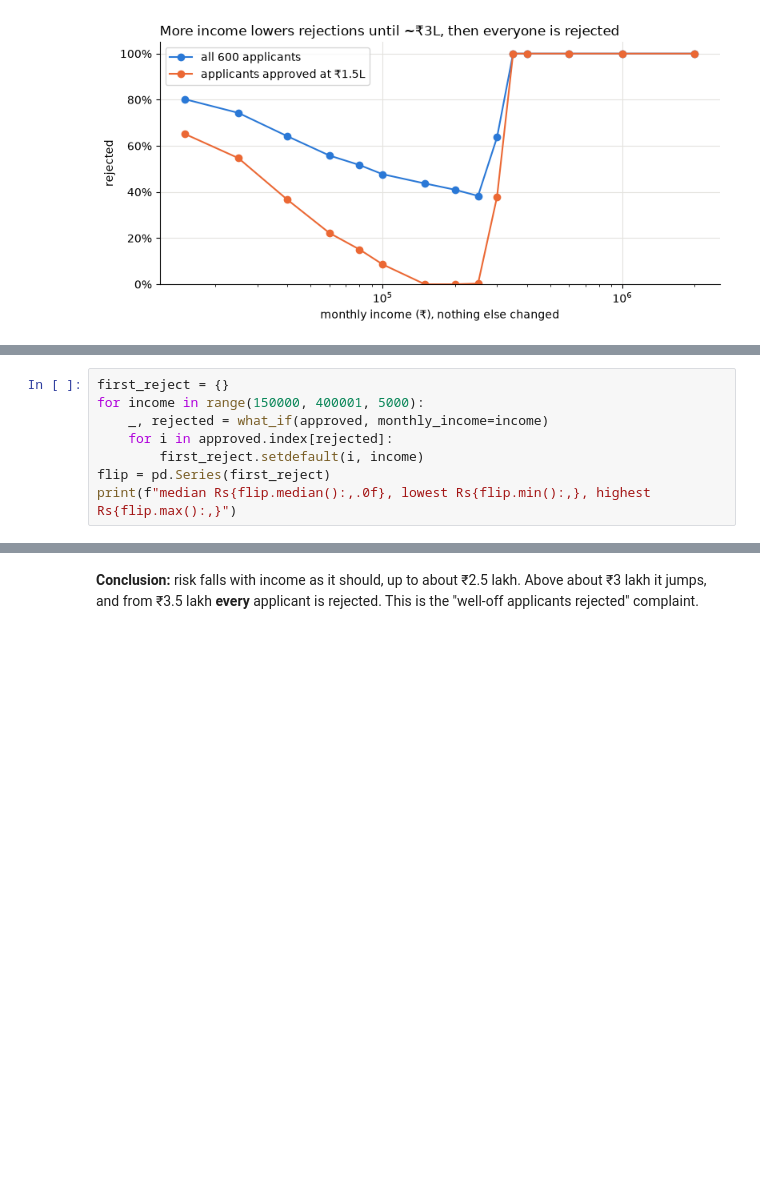
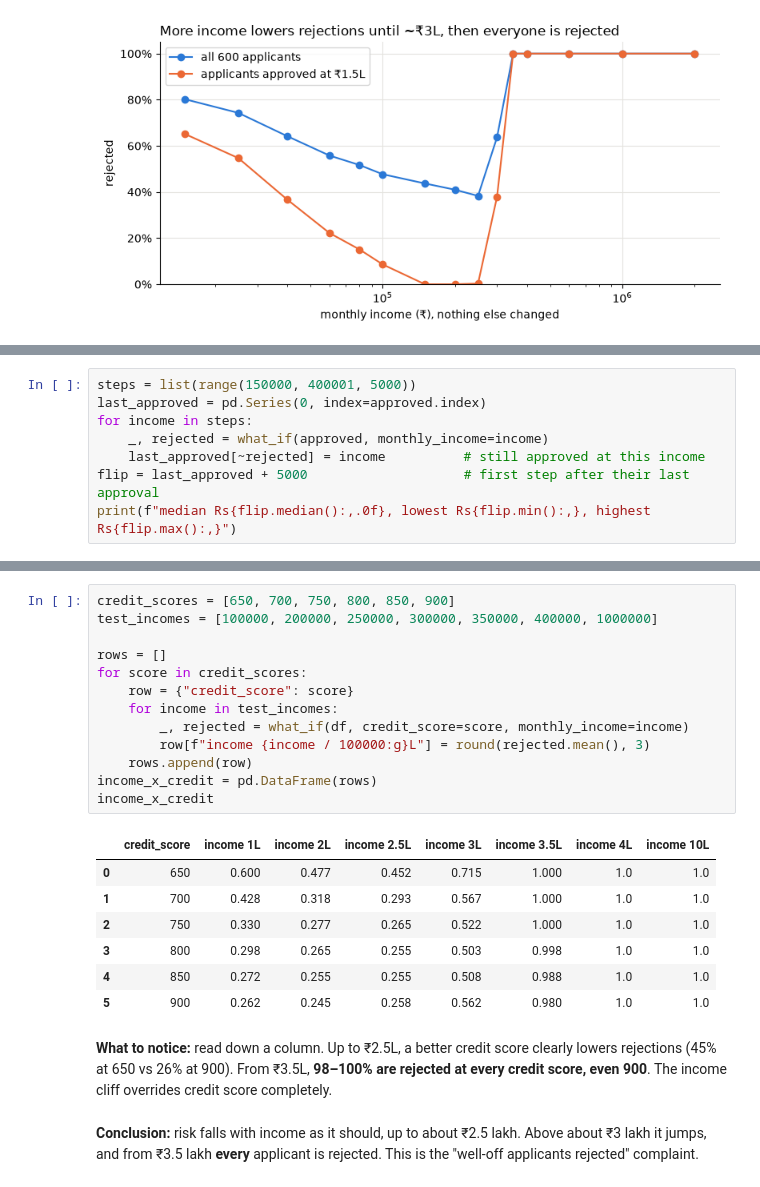
Before and after one commit to atharvap19/loan_approval_validator, a Jupyter notebook: experiments/03_income.ipynb, the cells around one changed output, grey strips where cells are left out. Saved outputs shown, nothing was run; the diff lists cells and outputs as text; blank space fills up the shorter version.

```diff
--- a/experiments/03_income.ipynb
+++ b/experiments/03_income.ipynb
@@ -78,9 +80,9 @@ Raise income in ₹5,000 steps and record the first income where each approved p
 # %%
-first_reject = {}
-for income in range(150000, 400001, 5000):
+steps = list(range(150000, 400001, 5000))
+last_approved = pd.Series(0, index=approved.index)
+for income in steps:
     _, rejected = what_if(approved, monthly_income=income)
-    for i in approved.index[rejected]:
-        first_reject.setdefault(i, income)
-flip = pd.Series(first_reject)
+    last_approved[~rejected] = income          # still approved at this income
+flip = last_approved + 5000                    # first step after their last approval
 print(f"median Rs{flip.median():,.0f}, lowest Rs{flip.min():,}, highest Rs{flip.max():,}")
 # %% [output]
@@ -88,3 +95,26 @@ median Rs305,000, lowest Rs175,000, highest Rs350,000
+# %%
+credit_scores = [650, 700, 750, 800, 850, 900]
+test_incomes = [100000, 200000, 250000, 300000, 350000, 400000, 1000000]
+
+rows = []
+for score in credit_scores:
+    row = {"credit_score": score}
+    for income in test_incomes:
+        _, rejected = what_if(df, credit_score=score, monthly_income=income)
+        row[f"income {income / 100000:g}L"] = round(rejected.mean(), 3)
+    rows.append(row)
+income_x_credit = pd.DataFrame(rows)
+income_x_credit
+# %% [output]
+|  | credit_score | income 1L | income 2L | income 2.5L | income 3L | income 3.5L | income 4L | income 10L |
+| 0 | 650 | 0.600 | 0.477 | 0.452 | 0.715 | 1.000 | 1.0 | 1.0 |
+| 1 | 700 | 0.428 | 0.318 | 0.293 | 0.567 | 1.000 | 1.0 | 1.0 |
+| 2 | 750 | 0.330 | 0.277 | 0.265 | 0.522 | 1.000 | 1.0 | 1.0 |
+| 3 | 800 | 0.298 | 0.265 | 0.255 | 0.503 | 0.998 | 1.0 | 1.0 |
+| 4 | 850 | 0.272 | 0.255 | 0.255 | 0.508 | 0.988 | 1.0 | 1.0 |
+| 5 | 900 | 0.262 | 0.245 | 0.258 | 0.562 | 0.980 | 1.0 | 1.0 |
+# %% [markdown]
+**What to notice:** read down a column. Up to ₹2.5L, a better credit score clearly lowers rejections (45% at 650 vs 26% at 900). From ₹3.5L, **98–100% are rejected at every credit score, even 900**. The income cliff overrides credit score completely.
 # %% [markdown]
 **Conclusion:** risk falls with income as it should, up to about ₹2.5 lakh. Above about ₹3 lakh it
 jumps, and from ₹3.5 lakh **every** applicant is rejected. This is the "well-off applicants rejected"
```
Also changed, not shown: parts of 3 cells of this notebook, 20 other files.
